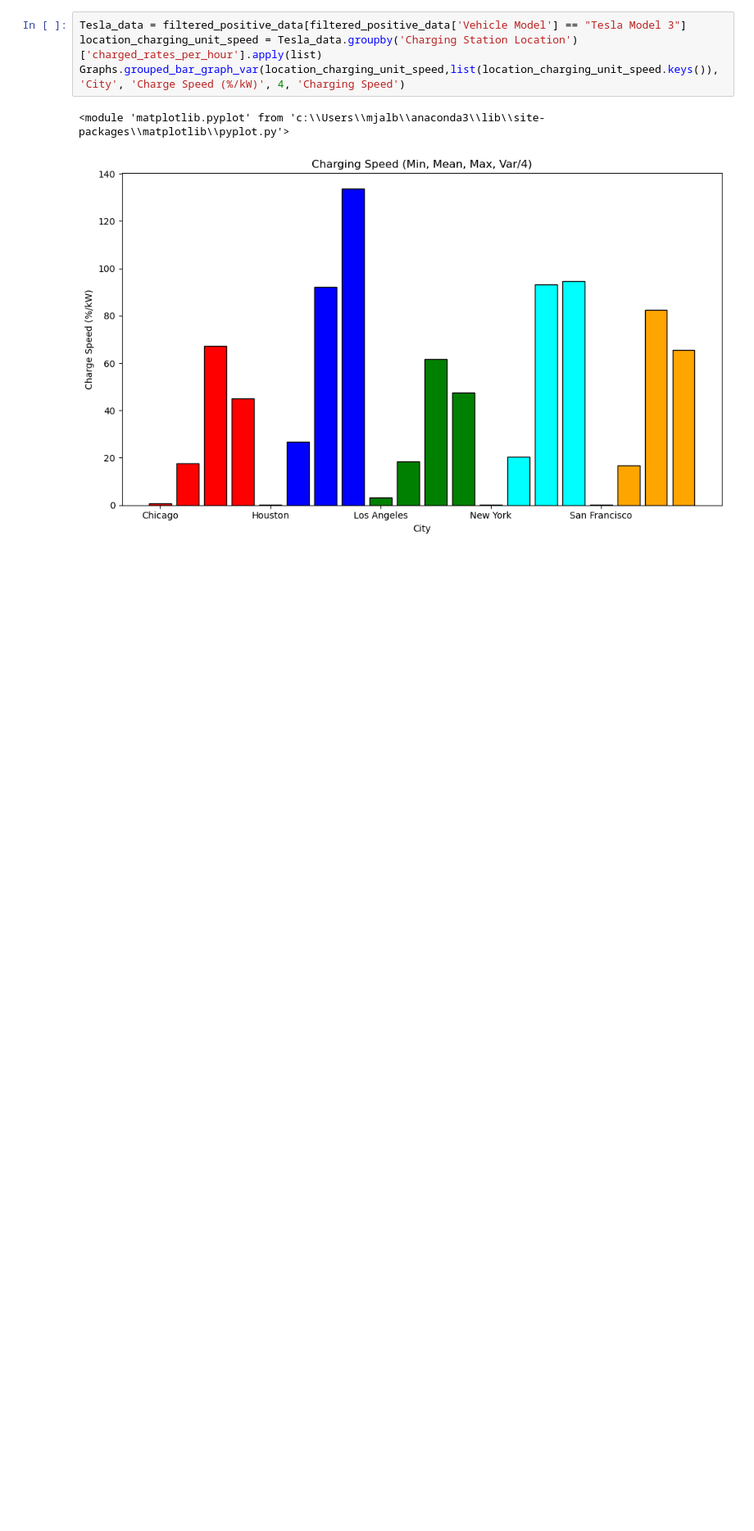
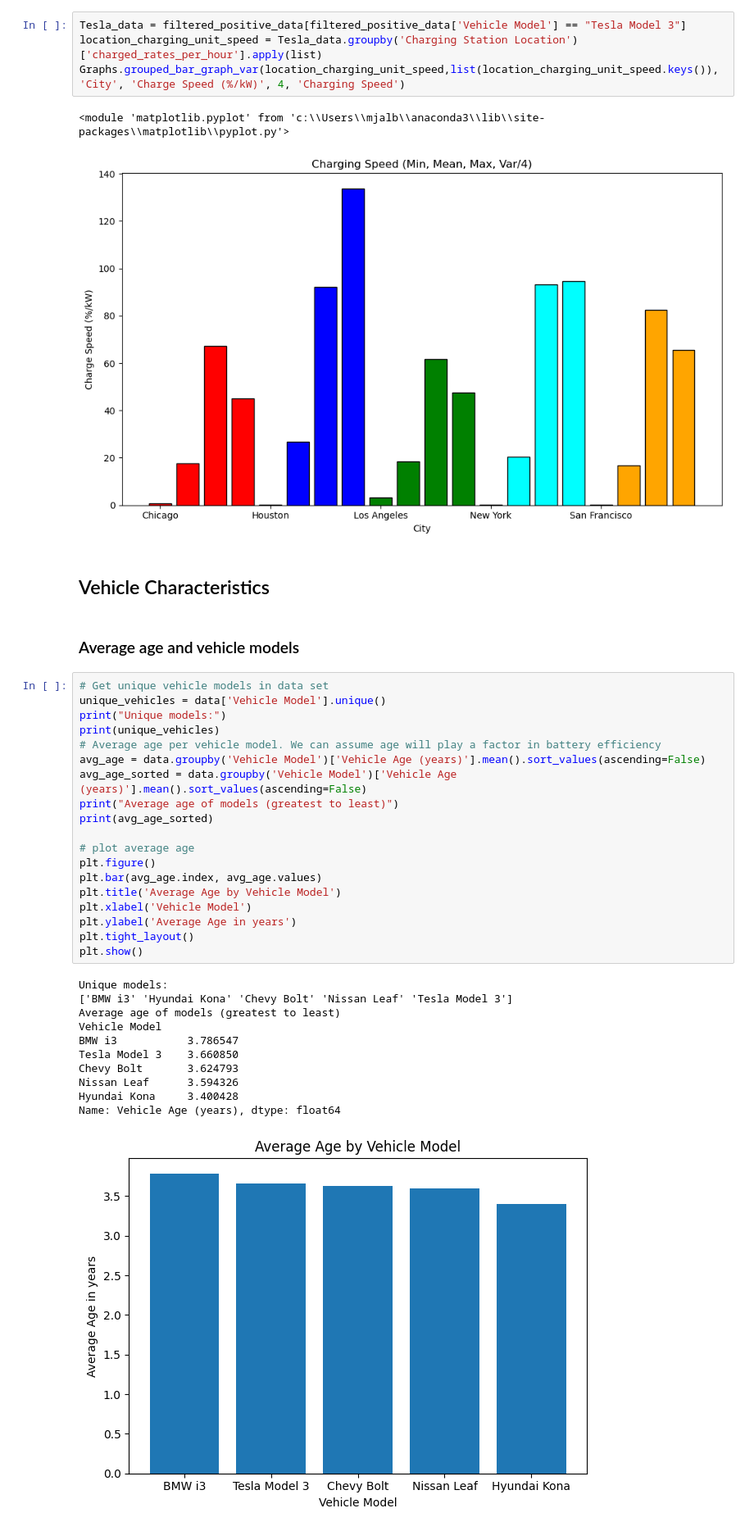
Before and after one commit to hansheng-zhang/EV-analysis, a Jupyter notebook: visualization.ipynb, the cells around one changed output. Shown at 82% size. Cells and saved outputs as stored; diff of their text form; blank space fills up the shorter version.

```diff
--- a/visualization.ipynb
+++ b/visualization.ipynb
@@ -581,3 +581,38 @@ Graphs.grouped_bar_graph_var(location_charging_unit_speed,list(location_charging
 # %% [output]
 <module 'matplotlib.pyplot' from 'c:\\Users\\mjalb\\anaconda3\\lib\\site-packages\\matplotlib\\pyplot.py'>
 [figure]
+# %% [markdown]
+## Vehicle Characteristics
+# %% [markdown]
+### Average age and vehicle models
+# %%
+# Get unique vehicle models in data set
+unique_vehicles = data['Vehicle Model'].unique()
+print("Unique models:")
+print(unique_vehicles)
+# Average age per vehicle model. We can assume age will play a factor in battery efficiency
+avg_age = data.groupby('Vehicle Model')['Vehicle Age (years)'].mean().sort_values(ascending=False)
+avg_age_sorted = data.groupby('Vehicle Model')['Vehicle Age (years)'].mean().sort_values(ascending=False)
+print("Average age of models (greatest to least)")
+print(avg_age_sorted)
+
+# plot average age
+plt.figure()
+plt.bar(avg_age.index, avg_age.values)
+plt.title('Average Age by Vehicle Model')
+plt.xlabel('Vehicle Model')
+plt.ylabel('Average Age in years')
+plt.tight_layout()
+plt.show()
+# %% [output]
+Unique models:
+['BMW i3' 'Hyundai Kona' 'Chevy Bolt' 'Nissan Leaf' 'Tesla Model 3']
+Average age of models (greatest to least)
+Vehicle Model
+BMW i3           3.786547
+Tesla Model 3    3.660850
+Chevy Bolt       3.624793
+Nissan Leaf      3.594326
+Hyundai Kona     3.400428
+Name: Vehicle Age (years), dtype: float64
+[figure, added]
```
Also changed, not shown: parts of 7 cells of this notebook, 2 other files.
